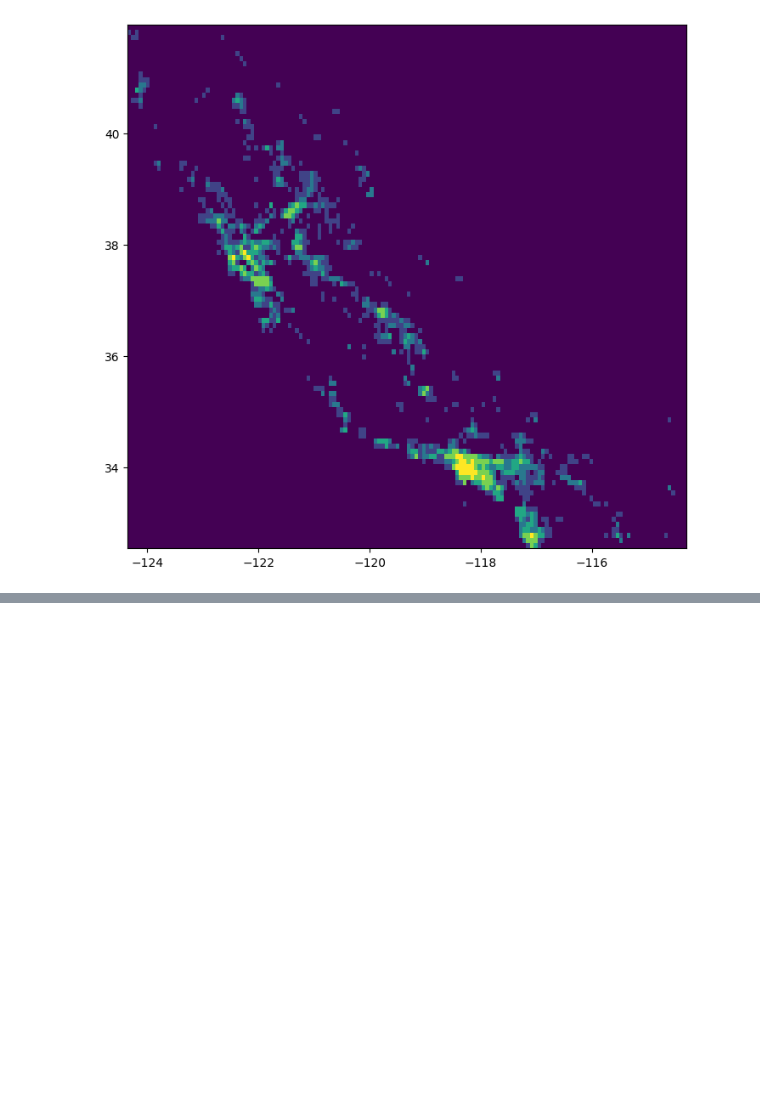
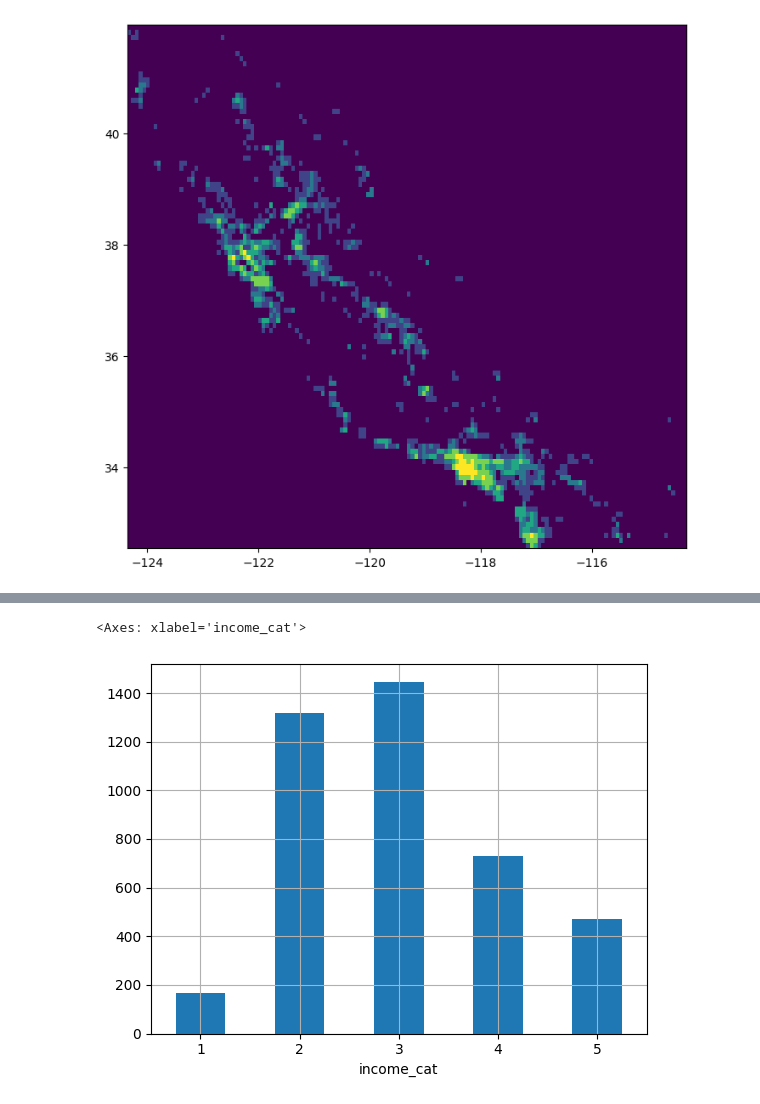
Before and after one commit to fractalate/study-geron-hands-on-machine-learning-with-scikit-learn-keras-and-tensorflow, a Jupyter notebook: Chapter 02/Notebook.ipynb, the cells around one changed output, grey strips where cells are left out. Cells and saved outputs as stored; diff of their text form; code cells hidden in the pictures; blank space fills up the shorter version.

```diff
--- a/Chapter 02/Notebook.ipynb
+++ b/Chapter 02/Notebook.ipynb
@@ -104,0 +140,20 @@ del lat_min, lat_max, lon_min, lon_max, housing_llbins, bins
+# %%
+# It's possible to stratify our train/test sets so that we choose proportionally representative
+# samples from our dataset. This is a manual approach.
+
+splitter = StratifiedShuffleSplit(n_splits=10, test_size=0.2, random_state=42)
+strat_splits = []
+for train_index, test_index in splitter.split(housing, housing["income_cat"]):
+    strat_train_set_n = housing.iloc[train_index]
+    strat_test_set_n = housing.iloc[test_index]
+    strat_splits.append((strat_train_set_n, strat_test_set_n))
+strat_train_set, strat_test_set = strat_splits[0]
+
+# Alternatively, the train_test_split() function can do this too.
+strat_train_set, strat_test_set = train_test_split(housing, test_size=0.2, stratify=housing["income_cat"], random_state=42)
+
+# Visually we can see that the test set matches the entire dataset's distribution for this field.
+strat_test_set["income_cat"].value_counts().sort_index().plot.bar(rot=0, grid=True)
+# %% [output]
+<Axes: xlabel='income_cat'>
+[figure, added]
```
Also changed, not shown: parts of 17 cells of this notebook.
